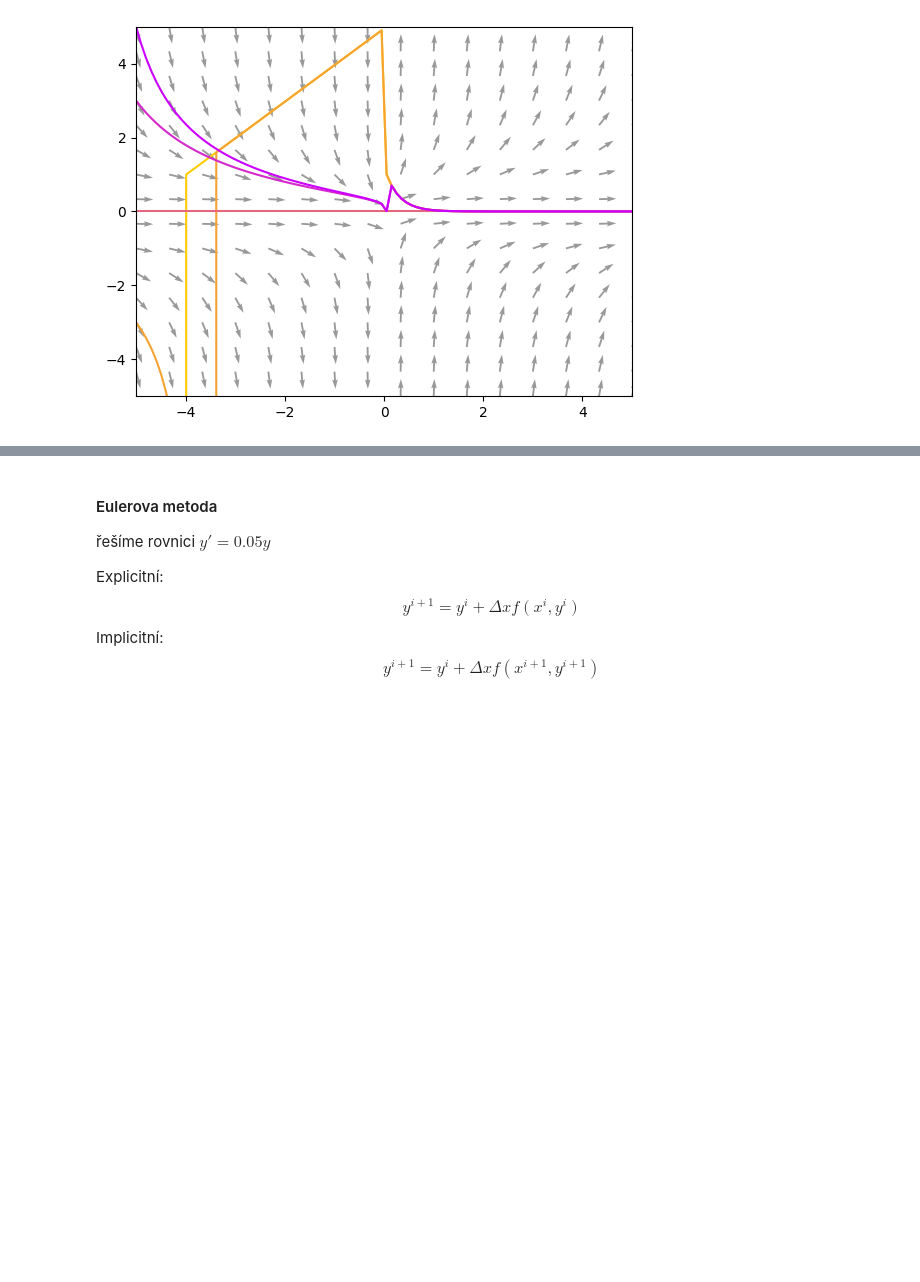
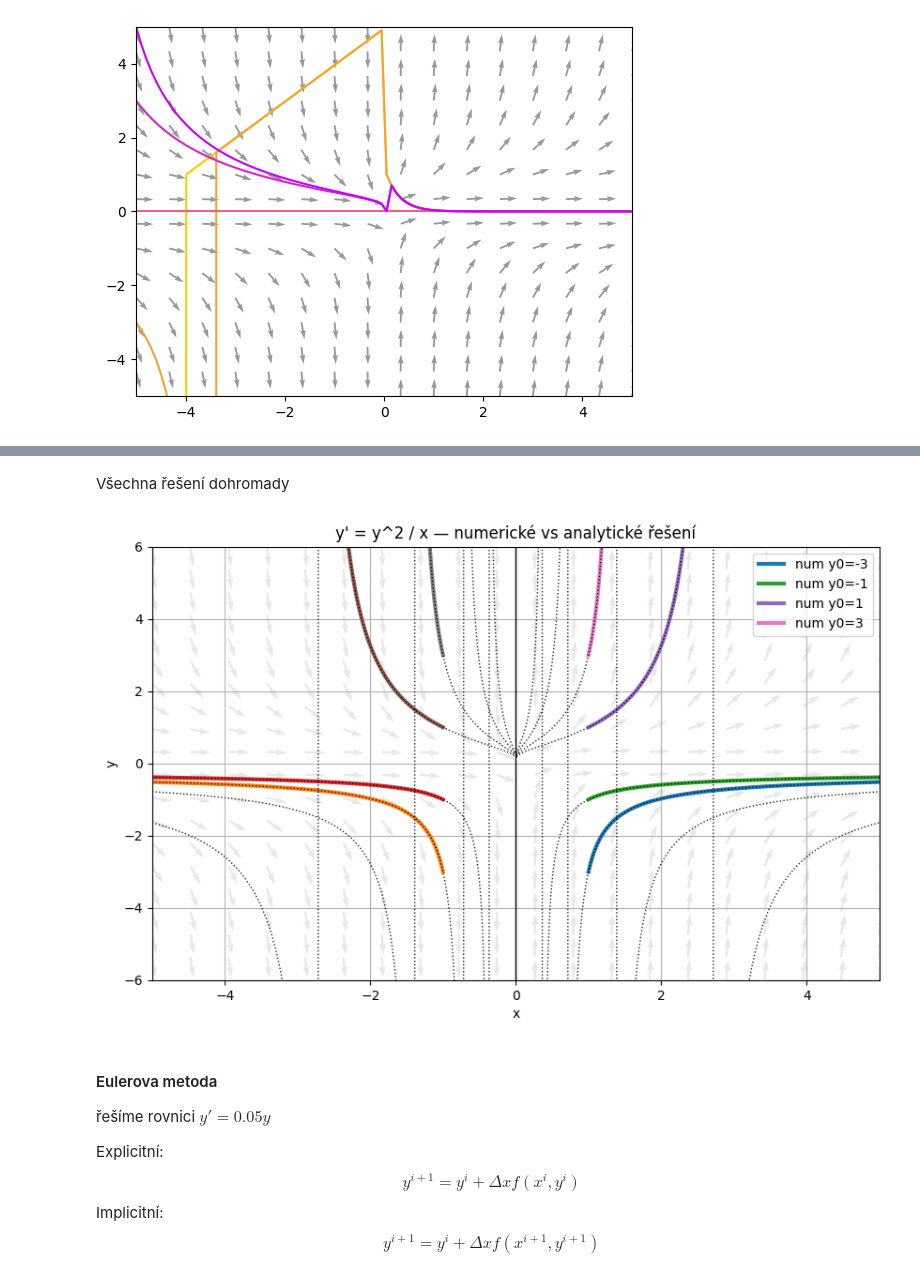
Before and after one commit to pkbcz/MSW2, a Jupyter notebook: 12 Diferencialni rovnice.ipynb, the cells around one changed output, grey strips where cells are left out. Saved outputs shown, nothing was run; the diff lists cells and outputs as text; code cells hidden in the pictures; blank space fills up the shorter version.

```diff
--- a/12 Diferencialni rovnice.ipynb
+++ b/12 Diferencialni rovnice.ipynb
@@ -1343,3 +1498,82 @@ plt.show()
+# %% [markdown]
+Všechna řešení dohromady
+# %%
+import numpy as np
+import matplotlib.pyplot as plt
+from scipy.integrate import solve_ivp
+
+def model(x, y):
+    return y[0]**2 / x
+
+
+def analytical(x, x0, y0):          # ===== analytické řešení =====
+    C = -1/y0 - np.log(abs(x0))
+    with np.errstate(divide='ignore', invalid='ignore'):
+        y = -1 / (np.log(np.abs(x)) + C)
+    y[~np.isfinite(y)] = np.nan
+    return y
+
+# ===== nastavení =====
+xymin, xymax = -5, 5
+x0 = 1.0                            # jednotný počáteční bod
+y0s = [-3, -1, 1, 3]
+
+plt.figure(figsize=(10, 6))
+plt.xlim(xymin, xymax)
+plt.ylim(-6, 6)
+
+# ===== numerické řešení =====
+x_eval_pos = np.linspace(x0, xymax, 300)
+x_eval_neg = np.linspace(-x0, xymin, 300)
+
+for y0 in y0s:
+    # x > 0
+    sol_pos = solve_ivp(model, (x0, xymax), [y0], t_eval=x_eval_pos)
+    plt.plot(sol_pos.t, sol_pos.y[0], linewidth=3, label=f'num y0={y0}')
+
+    # x < 0 (symetrická větev – začínáme v -x0)
+    sol_neg = solve_ivp(model, (-x0, xymin), [y0], t_eval=x_eval_neg)
+    plt.plot(sol_neg.t, sol_neg.y[0], linewidth=3, linestyle='-')
+
+# ===== analytické řešení =====
+x_left = np.linspace(xymin, -0.01, 400)
+x_right = np.linspace(0.01, xymax, 400)
+
+for y0 in y0s:
+    y_l = analytical(x_left, x0, y0)
+    y_r = analytical(x_right, x0, y0)
+
+    plt.plot(x_left, y_l, 'k:', linewidth=1, alpha=0.9)
+    plt.plot(x_right, y_r, 'k:', linewidth=1, alpha=0.9)
+
+# ===== vektorové pole =====
+n = 20
+X, Y = np.meshgrid(np.linspace(xymin, xymax, n),
+                   np.linspace(-6, 6, n))
+
+U = np.ones_like(X)
+V = np.divide(Y**2, X, where=np.abs(X) > 1e-8)
+V[np.abs(X) <= 1e-8] = np.nan
+
+norm = np.sqrt(U**2 + V**2)
+U /= norm
+V /= norm
+
+plt.quiver(X, Y, U, V, color='lightgray', alpha=0.5)
+
+# ===== singularita =====
+plt.axvline(0, color='black', linewidth=1)
+
+# ===== popis =====
+plt.title("y' = y^2 / x — numerické vs analytické řešení")
+plt.xlabel("x")
+plt.ylabel("y")
+plt.grid(True)
+plt.legend()
+
+plt.show()
+# %% [output]
+[figure, added]
 # %% [markdown]
 #### Eulerova metoda
 řešíme rovnici $y'=0.05y$
```
Also changed, not shown: parts of 12 cells of this notebook, 2 other files.
